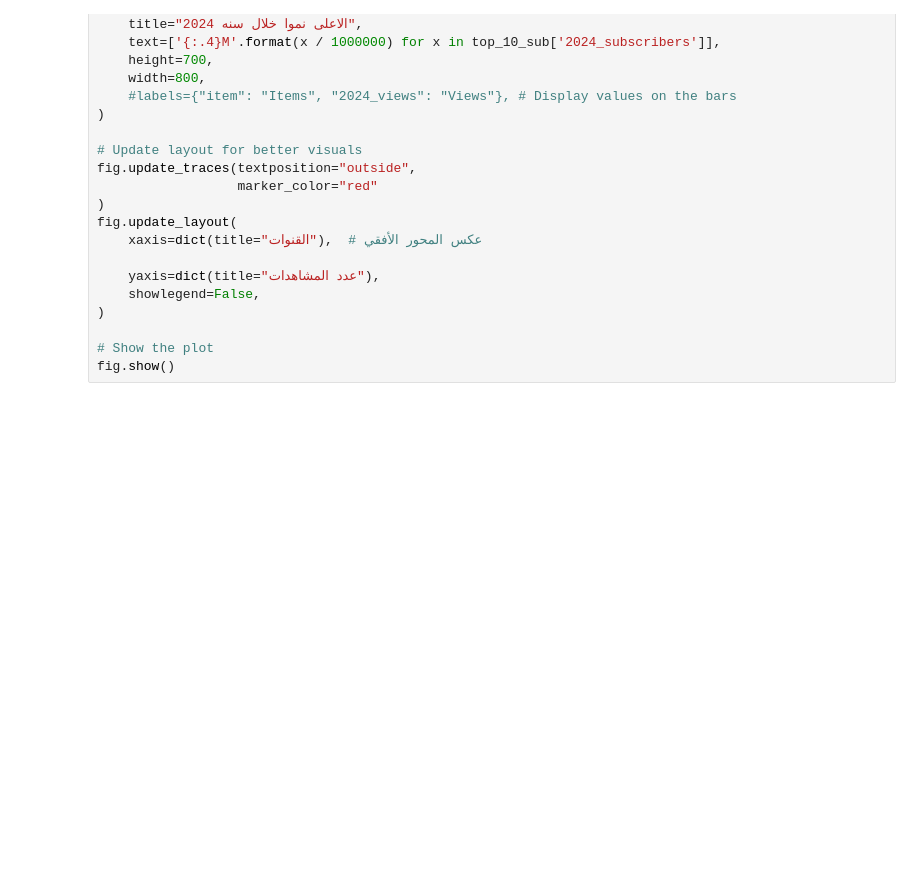
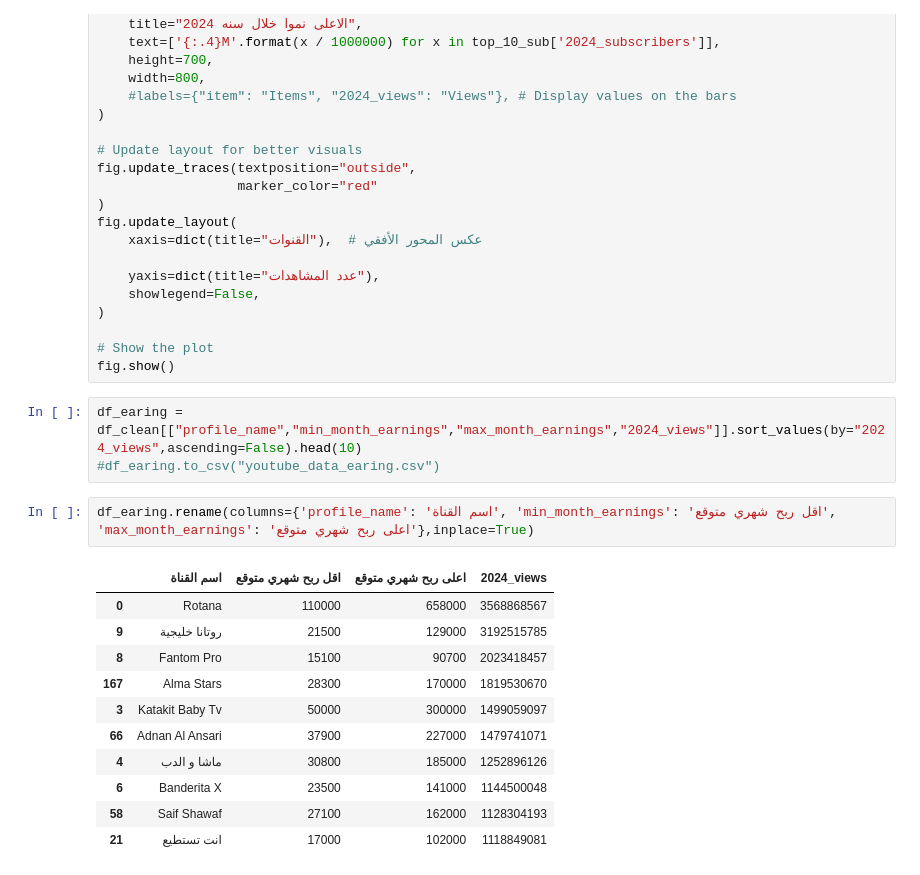
Before and after one commit to Mohammed-Abdullah2/Capstone-Project, a Jupyter notebook: insighets.ipynb, the cells around one changed output. Drawn from its saved outputs; the diff is of its cells as text; blank space fills up the shorter version.

```diff
--- a/insighets.ipynb
+++ b/insighets.ipynb
@@ -412,3 +422,20 @@ fig.update_layout(
 
 # Show the plot
 fig.show()
+# %%
+df_earing = df_clean[["profile_name","min_month_earnings","max_month_earnings","2024_views"]].sort_values(by="2024_views",ascending=False).head(10)
+#df_earing.to_csv("youtube_data_earing.csv")
+# %%
+df_earing.rename(columns={'profile_name': 'اسم القناة', 'min_month_earnings': 'اقل ربح شهري متوقع', 'max_month_earnings': 'اعلى ربح شهري متوقع'},inplace=True)
+# %% [output]
+|  | اسم القناة | اقل ربح شهري متوقع | اعلى ربح شهري متوقع | 2024_views |
+| 0 | Rotana | 110000 | 658000 | 3568868567 |
+| 9 | روتانا خليجية | 21500 | 129000 | 3192515785 |
+| 8 | Fantom Pro | 15100 | 90700 | 2023418457 |
+| 167 | Alma Stars | 28300 | 170000 | 1819530670 |
+| 3 | Katakit Baby Tv | 50000 | 300000 | 1499059097 |
+| 66 | Adnan Al Ansari | 37900 | 227000 | 1479741071 |
+| 4 | ماشا و الدب | 30800 | 185000 | 1252896126 |
+| 6 | Banderita X | 23500 | 141000 | 1144500048 |
+| 58 | Saif Shawaf | 27100 | 162000 | 1128304193 |
+| 21 | انت تستطيع | 17000 | 102000 | 1118849081 |
```
Also changed, not shown: parts of 4 cells of this notebook, 3 other files.
